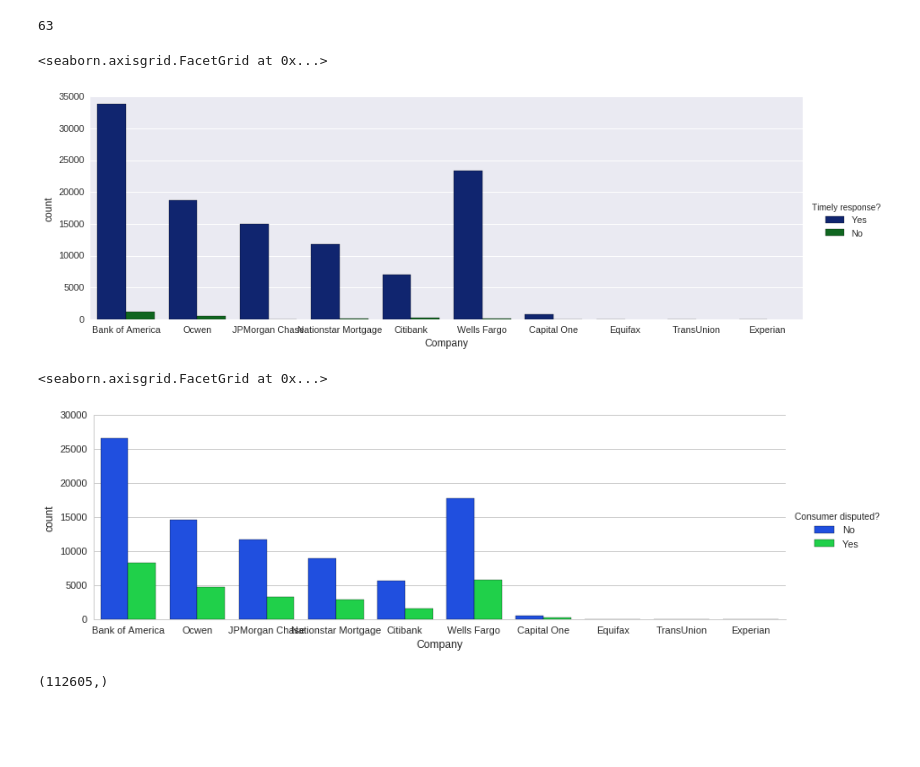
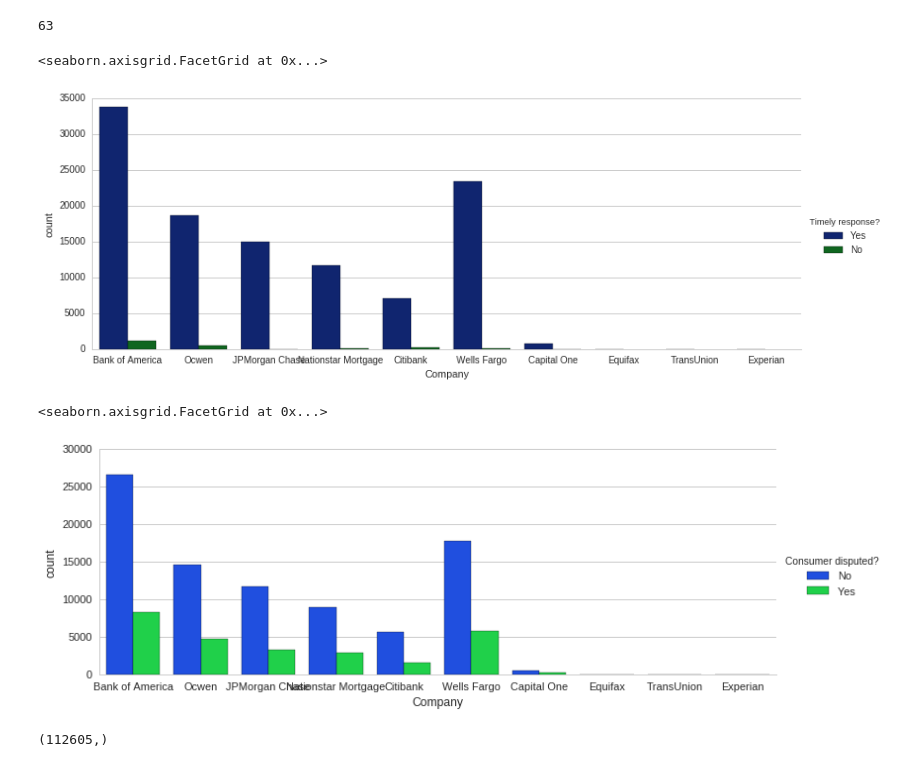
Before and after one commit to me13tz/iPython_notebooks, a Jupyter notebook: Consumer Complaints - Mortgages.ipynb, the cells around one changed output. Drawn from its saved outputs; the diff is of its cells as text; code cells hidden in the pictures; blank space fills up the shorter version.

Commit message:
Analysis of Consumer Complaints -Mortgages

```diff
--- a/Consumer Complaints - Mortgages.ipynb
+++ b/Consumer Complaints - Mortgages.ipynb
@@ -162,7 +162,7 @@ sns.factorplot(x='Product',data=mort_df, hue='Company', kind='count',size=4, asp
 <seaborn.axisgrid.FacetGrid at 0x...>
 [figure]
 # %%
-sns.set_context('paper', font_scale=0.9, rc={'line.linewidth': 2.5})
-sns.factorplot(x='State',data=mort_df, hue='Product', kind='count',size=4, aspect=2.7,palette="deep")
+sns.set_context('paper', font_scale=1.1, rc={'line.linewidth': 2.5})
+sns.factorplot(x='State',data=mort_df, hue='Product', kind='count',size=4, aspect=2.9,palette="deep")
 # %% [output]
 <seaborn.axisgrid.FacetGrid at 0x...>
@@ -190,11 +190,11 @@ len(mort_df['State'].unique())
 63
 # %%
 ###Well at least most people got a 'timely response'. I just wonder if it was the response they were hoping for...
-sns.set_context('notebook', font_scale=1.1, rc={'line.linewidth': 1.5})
-sns.factorplot('Company', hue='Timely response?', data=mort_df, kind='count',size=4.5,aspect=2.8,palette="dark")
+sns.set_context('notebook', font_scale=1.0, rc={'line.linewidth': 1.5})
+sns.factorplot('Company', hue='Timely response?', data=mort_df, kind='count',size=4.5,aspect=2.5,palette="dark")
 # %% [output]
 <seaborn.axisgrid.FacetGrid at 0x...>
-[figure, old version]
+[figure, new version]
 # %%
 ## Kinda figures the top three would have the most consumer-disputed cases, which is
 ## borne-out here. I wonder why the clear majority of complaints are labeled as "not
@@ -203,10 +203,10 @@ sns.factorplot('Company', hue='Timely response?', data=mort_df, kind='count',siz
 ## with their complaints.
 sns.set_style('whitegrid')
 sns.set_context('notebook', font_scale=1.1, rc={'line.linewidth': 1.5})
-sns.factorplot('Company', hue='Consumer disputed?', data=mort_df, kind='count',size=4.0,aspect=2.9,palette="bright")
+sns.factorplot('Company', hue='Consumer disputed?', data=mort_df, kind='count',size=4.0,aspect=2.6,palette="bright")
 # %% [output]
 <seaborn.axisgrid.FacetGrid at 0x...>
-[figure, old version]
+[figure, new version]
 # %%
 ## So in order to get a view for when the complaints rolled in and for which company,
 ## I need to figure out how to rename the dates to years instead of the mm-dd-yyyy format.
```
Also changed, not shown: parts of 1 cell of this notebook.
